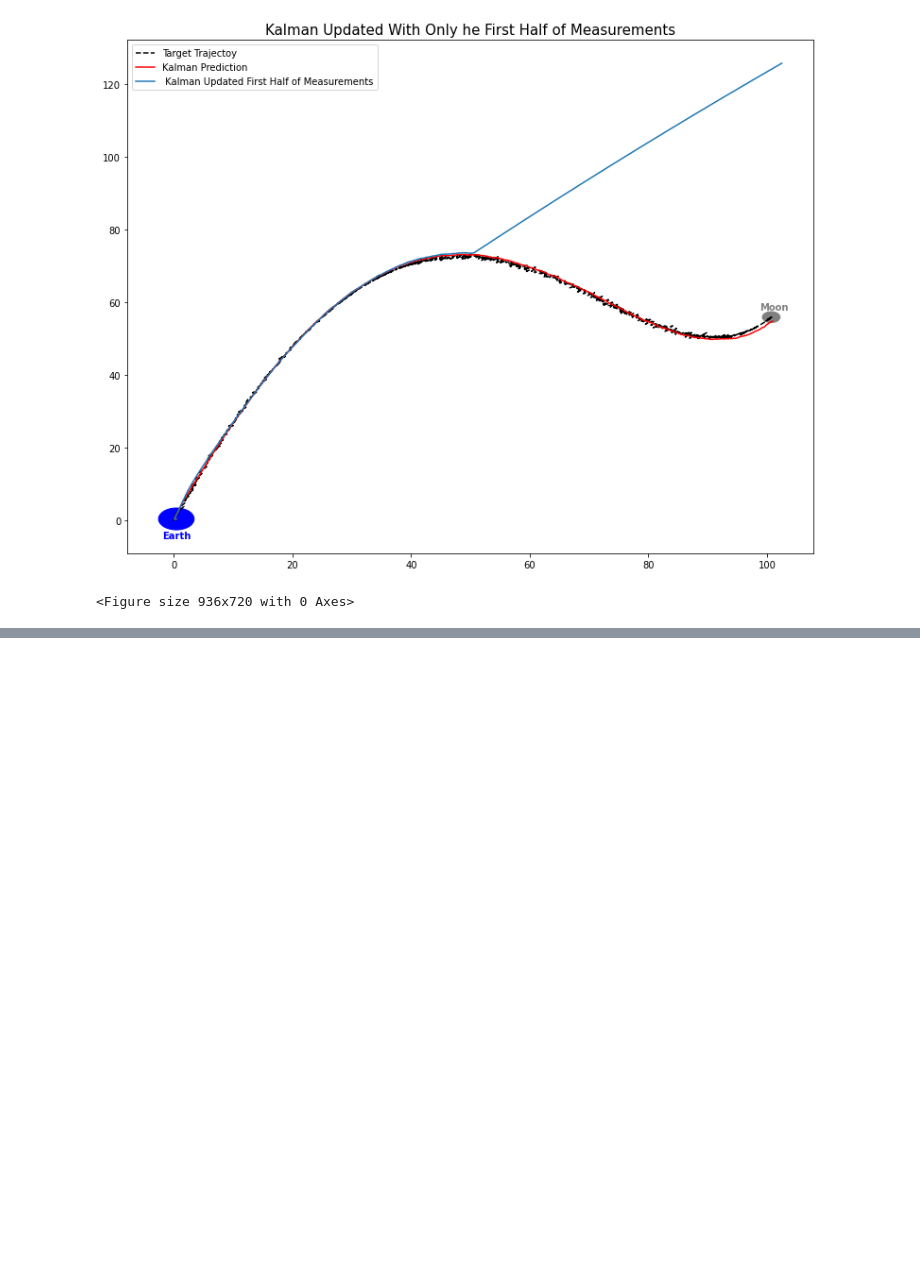
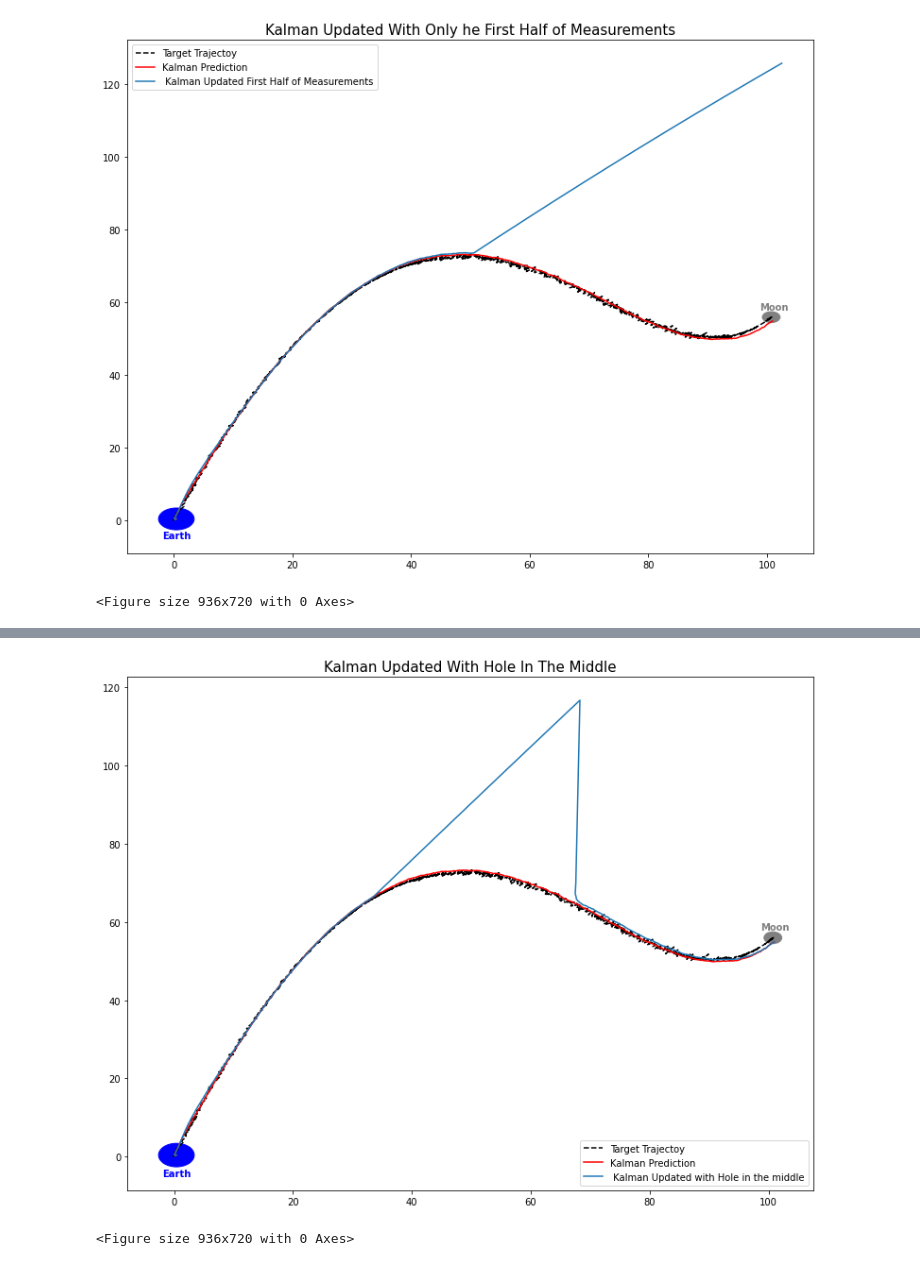
Before and after one commit to simonecampisi97/SpaceShip_FilterPy_Kalman, a Jupyter notebook: FilterPy_SpaceShip/Spaceship_Filterpy.ipynb, the cells around one changed output, grey strips where cells are left out. Saved outputs shown, nothing was run; the diff lists cells and outputs as text; code cells hidden in the pictures; blank space fills up the shorter version.

```diff
--- a/FilterPy_SpaceShip/Spaceship_Filterpy.ipynb
+++ b/FilterPy_SpaceShip/Spaceship_Filterpy.ipynb
@@ -198 +198,18 @@ fig.savefig(os.path.join("Plots","Update_every_5.png"))
 <Figure size 936x720 with 0 Axes>
+# %%
+tracker_5 = Ship_tracker(measurements, sigma_pos)
+zs = measurements[["x_pos","y_pos"]].to_numpy()
+
+preds_5, cov_5 = run_update_hole_in_middle(tracker_5, zs)
+# %%
+fig = plt.figure(figsize=(13,10))
+ax = fig.add_subplot(1,1,1)
+
+plot_prediction(preds,measurements,ax)
+ax.plot(preds_5[:,0], preds_5[:,1], label = " Kalman Updated with Hole in the middle")
+ax.legend(loc="lower right")
+ax.set_title("Kalman Updated With Hole In The Middle", fontsize=15)
+fig.savefig(os.path.join("Plots","Update_With_Hole_in_middle.png"))
+# %% [output]
+[figure, added]
+<Figure size 936x720 with 0 Axes>
```
Also changed, not shown: parts of 2 cells of this notebook, 7 other files.
